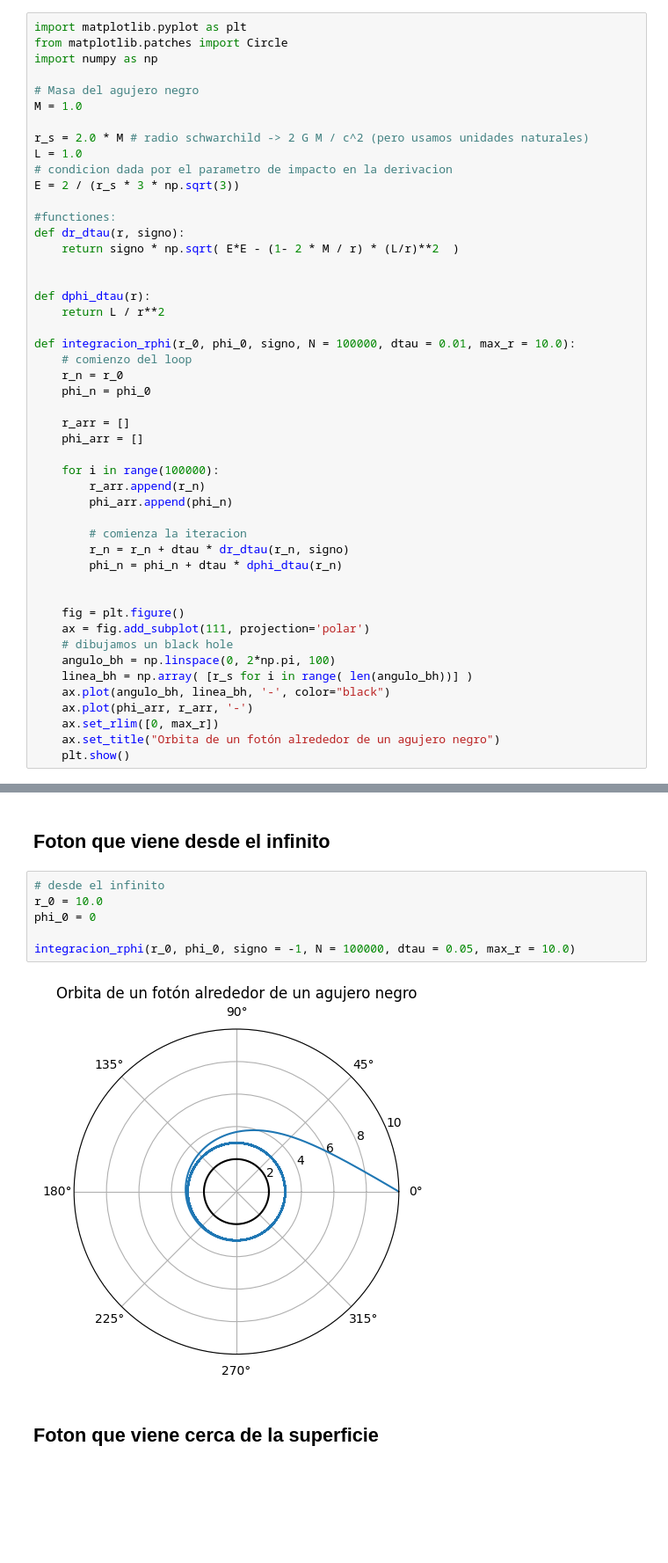
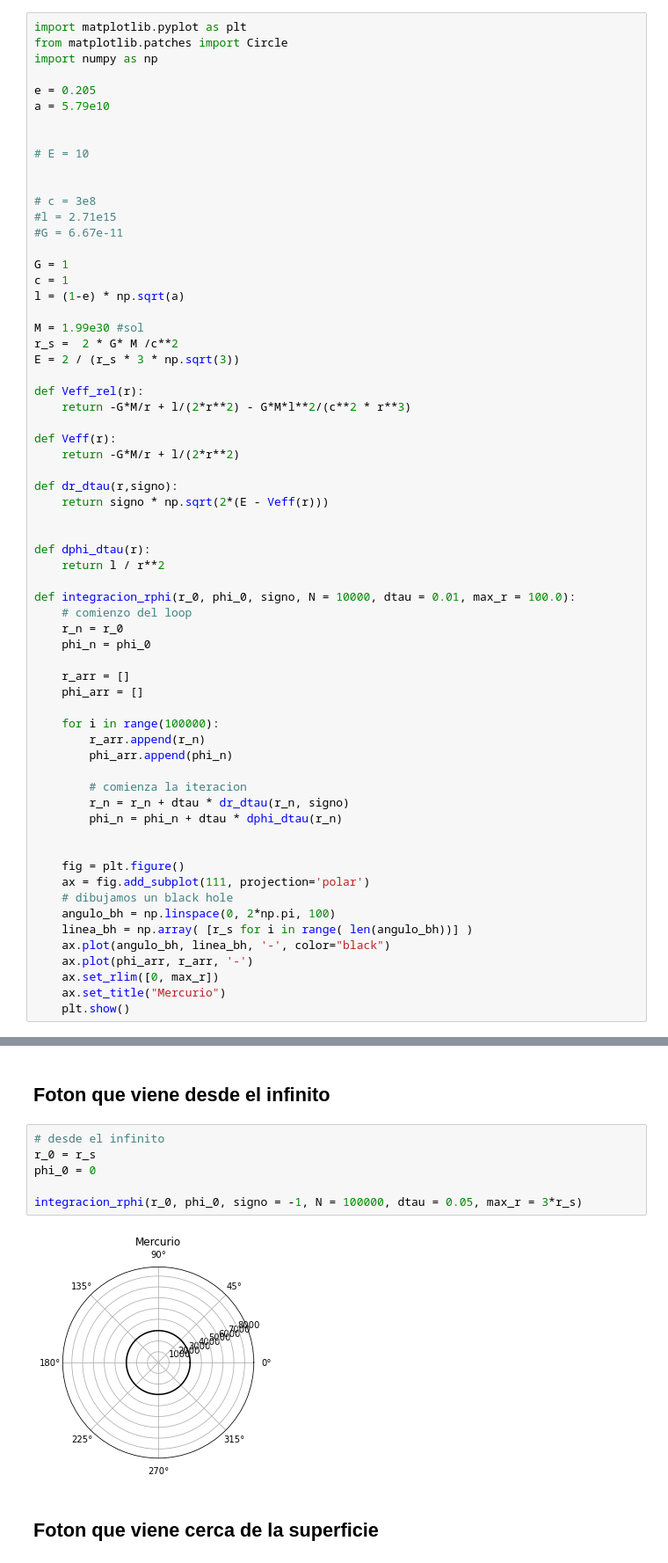
Before and after one commit to fbientrigo/machine-learning-physics, a Jupyter notebook: data_generation/obrita_mercurio.ipynb, the cells around one changed output, grey strips where cells are left out. Shown at 88% size. Saved outputs shown, nothing was run; the diff lists cells and outputs as text; blank space fills up the shorter version.

```diff
--- a/data_generation/orbits/obrita_mercurio.ipynb
+++ b/data_generation/obrita_mercurio.ipynb
@@ -9,23 +9,39 @@ import matplotlib.pyplot as plt
 from matplotlib.patches import Circle
 import numpy as np
 
-# Masa del agujero negro
-M = 1.0
+e = 0.205
+a = 5.79e10
 
-r_s = 2.0 * M # radio schwarchild -> 2 G M / c^2 (pero usamos unidades naturales)
-L = 1.0
-# condicion dada por el parametro de impacto en la derivacion
+
+# E = 10
+
+
+# c = 3e8
+#l = 2.71e15
+#G = 6.67e-11
+
+G = 1
+c = 1
+l = (1-e) * np.sqrt(a)
+
+M = 1.99e30 #sol
+r_s =  2 * G* M /c**2
 E = 2 / (r_s * 3 * np.sqrt(3))
 
-#functiones:
-def dr_dtau(r, signo):
-    return signo * np.sqrt( E*E - (1- 2 * M / r) * (L/r)**2  )
+def Veff_rel(r):
+    return -G*M/r + l/(2*r**2) - G*M*l**2/(c**2 * r**3)
+
+def Veff(r):
+    return -G*M/r + l/(2*r**2)
+
+def dr_dtau(r,signo):
+    return signo * np.sqrt(2*(E - Veff(r)))
 
 
 def dphi_dtau(r):
-    return L / r**2
+    return l / r**2
 
-def integracion_rphi(r_0, phi_0, signo, N = 100000, dtau = 0.01, max_r = 10.0):
+def integracion_rphi(r_0, phi_0, signo, N = 10000, dtau = 0.01, max_r = 100.0):
     # comienzo del loop
     r_n = r_0
     phi_n = phi_0
@@ -50,5 +66,5 @@ def integracion_rphi(r_0, phi_0, signo, N = 100000, dtau = 0.01, max_r = 10.0):
     ax.plot(angulo_bh, linea_bh, '-', color="black")
     ax.plot(phi_arr, r_arr, '-')
     ax.set_rlim([0, max_r])
-    ax.set_title("Orbita de un fotón alrededor de un agujero negro")
+    ax.set_title("Mercurio")
     plt.show()
@@ -58,12 +87,12 @@ ___
 ## Foton que viene desde el infinito
 # %%
 # desde el infinito
-r_0 = 10.0
+r_0 = r_s
 phi_0 = 0
 
-integracion_rphi(r_0, phi_0, signo = -1, N = 100000, dtau = 0.05, max_r = 10.0)
+integracion_rphi(r_0, phi_0, signo = -1, N = 100000, dtau = 0.05, max_r = 3*r_s)
 # %% [output]
-[figure, old version]
+[figure, new version]
 # %% [markdown]
 ## Foton que viene cerca de la superficie
 # %%
```
Also changed, not shown: parts of 2 cells of this notebook, 14 other files.
